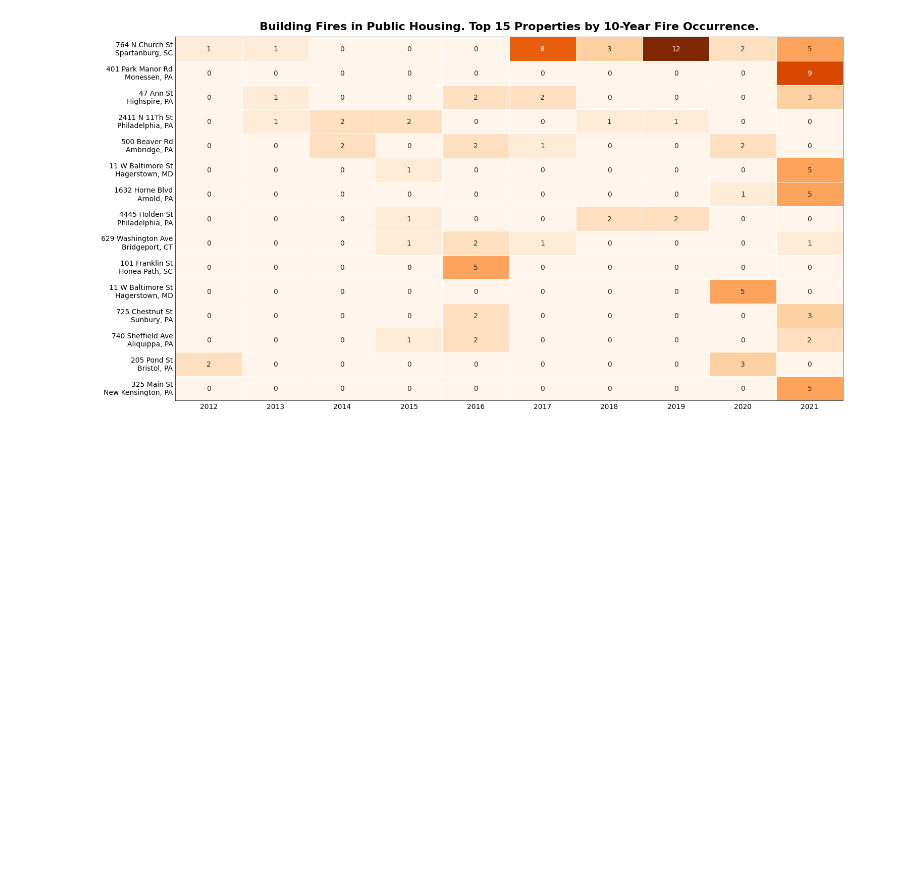
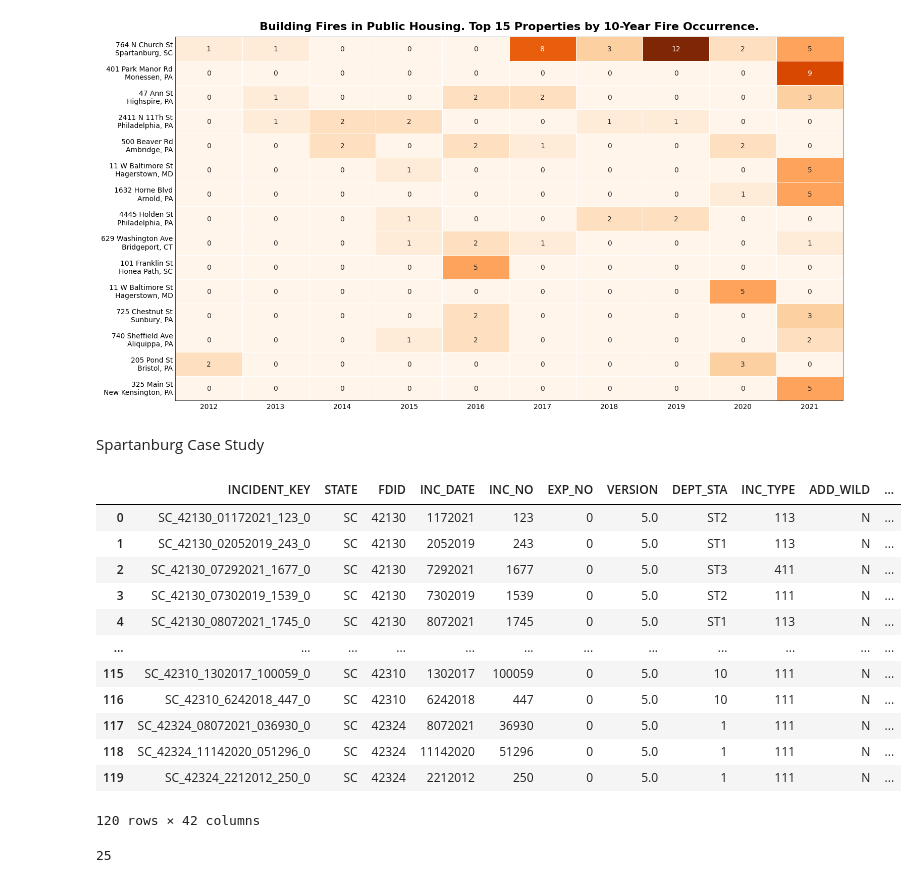
Before and after one commit to jackvandeleuv/fire_risk_index, a Jupyter notebook: analytics/other_descriptive.ipynb, the cells around one changed output. Saved outputs shown, nothing was run; the diff lists cells and outputs as text; code cells hidden in the pictures; blank space fills up the shorter version.

```diff
--- a/analytics/other_descriptive.ipynb
+++ b/analytics/other_descriptive.ipynb
@@ -15,0 +234,4 @@ df['full_address'] = df.apply(lambda x: x['corrected_address'].title() + '\n' +
+# %%
+pd.set_option('display.max_rows', None)
+display(cdf.isna().sum().sort_values() / len(cdf))
+pd.set_option('display.max_rows', 10)
@@ -43,3 +390,5 @@ plt.tight_layout()
 plt.show()
 # %% [output]
 [figure]
+# %% [markdown]
+Spartanburg Case Study
@@ -45,0 +409,39 @@ plt.show()
+# %%
+conn = sqlite3.Connection('../data/fire_data.db')
+sp = pd.read_sql_query("""
+    select *
+    from basic_incident
+    where INCIDENT_KEY IN (
+        select INCIDENT_KEY
+        from incident_address
+        where NUM_MILE = 764
+            and LOWER(STREETNAME) LIKE '%church%'
+            and LOWER(CITY) LIKE '%spartanburg%'
+    )
+""", conn)
+sp
+# %% [output]
+|  | INCIDENT_KEY | STATE | FDID | INC_DATE | INC_NO | EXP_NO | VERSION | DEPT_STA | INC_TYPE | ADD_WILD | ... |
+| 0 | SC_42130_01172021_123_0 | SC | 42130 | 1172021 | 123 | 0 | 5.0 | ST2 | 113 | N | ... |
+| 1 | SC_42130_02052019_243_0 | SC | 42130 | 2052019 | 243 | 0 | 5.0 | ST1 | 113 | N | ... |
+| 2 | SC_42130_07292021_1677_0 | SC | 42130 | 7292021 | 1677 | 0 | 5.0 | ST3 | 411 | N | ... |
+| 3 | SC_42130_07302019_1539_0 | SC | 42130 | 7302019 | 1539 | 0 | 5.0 | ST2 | 111 | N | ... |
+| 4 | SC_42130_08072021_1745_0 | SC | 42130 | 8072021 | 1745 | 0 | 5.0 | ST1 | 113 | N | ... |
+| ... | ... | ... | ... | ... | ... | ... | ... | ... | ... | ... | ... |
+| 115 | SC_42310_1302017_100059_0 | SC | 42310 | 1302017 | 100059 | 0 | 5.0 | 10 | 111 | N | ... |
+| 116 | SC_42310_6242018_447_0 | SC | 42310 | 6242018 | 447 | 0 | 5.0 | 10 | 111 | N | ... |
+| 117 | SC_42324_08072021_036930_0 | SC | 42324 | 8072021 | 36930 | 0 | 5.0 | 1 | 111 | N | ... |
+| 118 | SC_42324_11142020_051296_0 | SC | 42324 | 11142020 | 51296 | 0 | 5.0 | 1 | 111 | N | ... |
+| 119 | SC_42324_2212012_250_0 | SC | 42324 | 2212012 | 250 | 0 | 5.0 | 1 | 111 | N | ... |
+120 rows × 42 columns
+# %%
+pd.set_option('display.max_rows', None)
+
+sp['year'] = sp.INC_DATE.apply(lambda x: int(str(x)[-4 :]))
+display(
+    sp[(sp.INC_TYPE == 113) & (sp.INC_TYPE != 111)].INC_DATE.nunique()
+)
+
+pd.set_option('display.max_rows', 10)
+# %% [output]
+25
```
Also changed, not shown: parts of 34 cells of this notebook, 1 other file.
